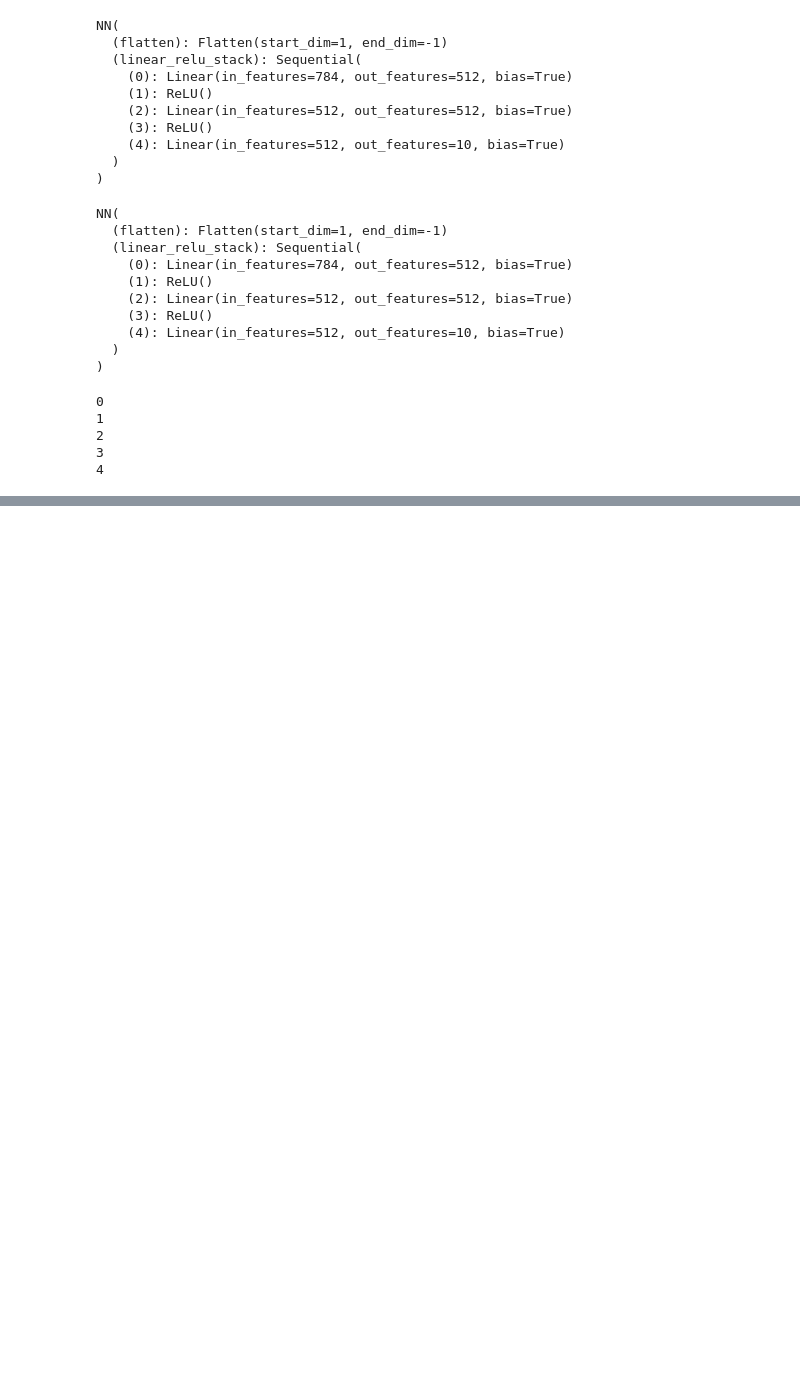
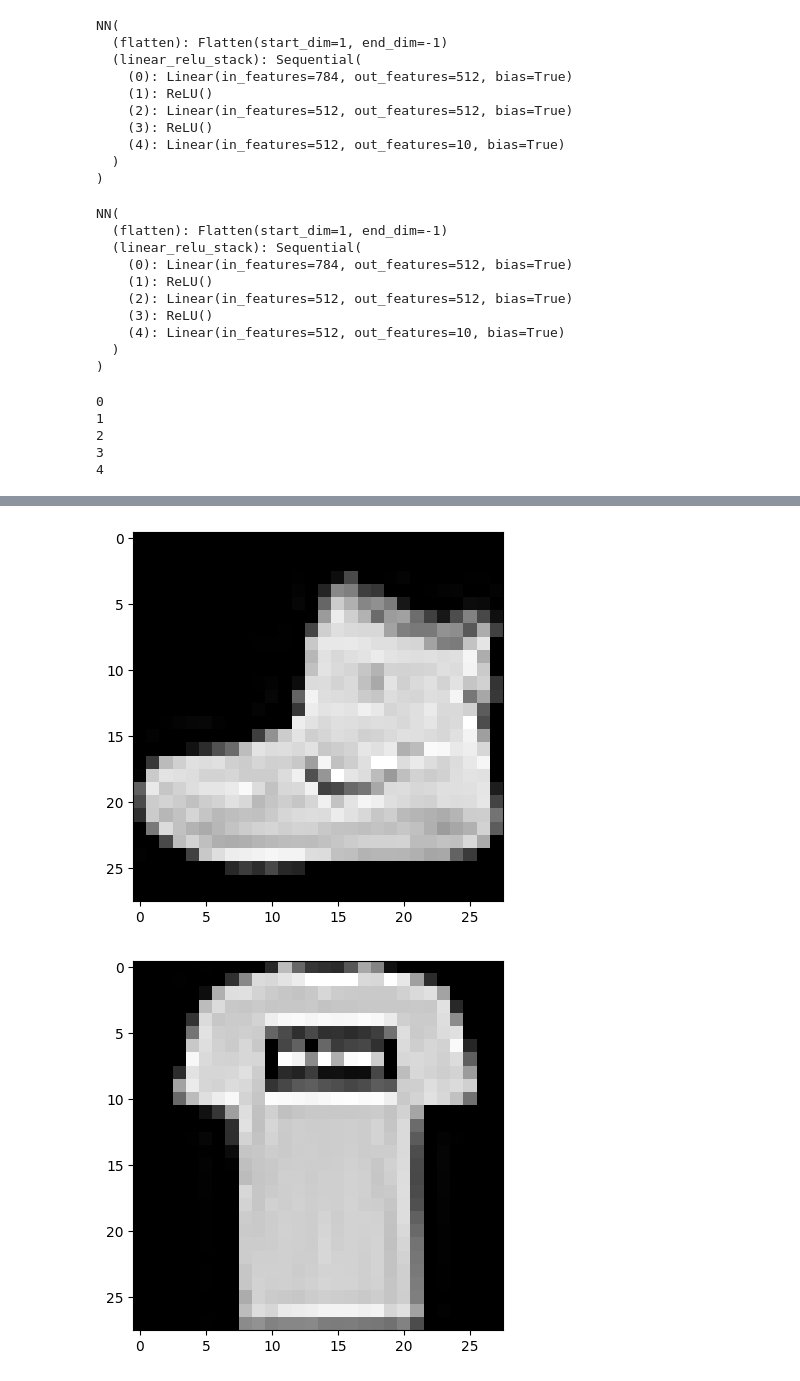
Before and after one commit to abhishekde95/Projects, a Jupyter notebook: DS/pytorch/torch_exploration.ipynb, the cells around one changed output, grey strips where cells are left out. Drawn from its saved outputs; the diff is of its cells as text; code cells hidden in the pictures; blank space fills up the shorter version.

```diff
--- a/DS/pytorch/torch_exploration.ipynb
+++ b/DS/pytorch/torch_exploration.ipynb
@@ -706,0 +775,7 @@ for epoch in range(epochs):
+# %%
+for i in range(10):
+    plt.figure()
+    plt.imshow(train_dataloader.dataset[i][0].numpy().squeeze(), cmap="gray")
+# %% [output]
+[figure, added]
+[figure, added]
```
Also changed, not shown: parts of 10 cells of this notebook.
